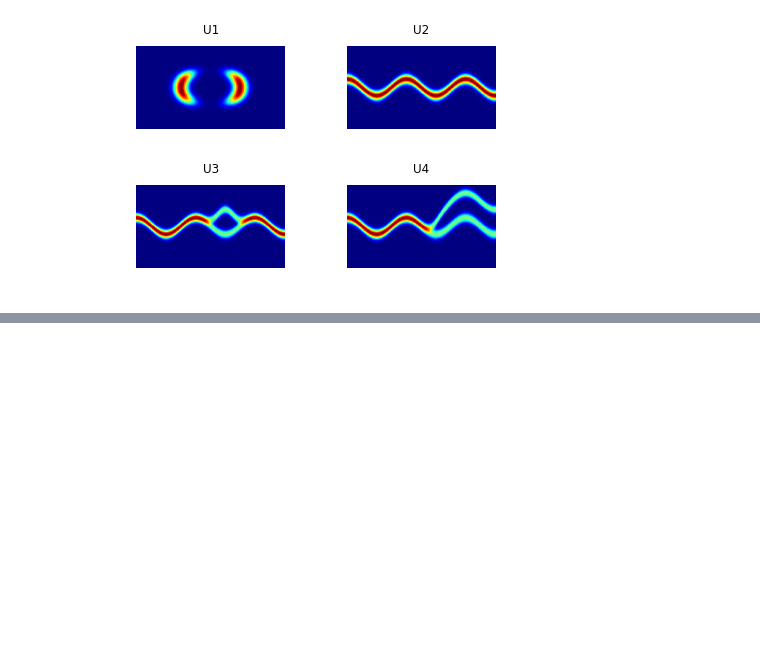
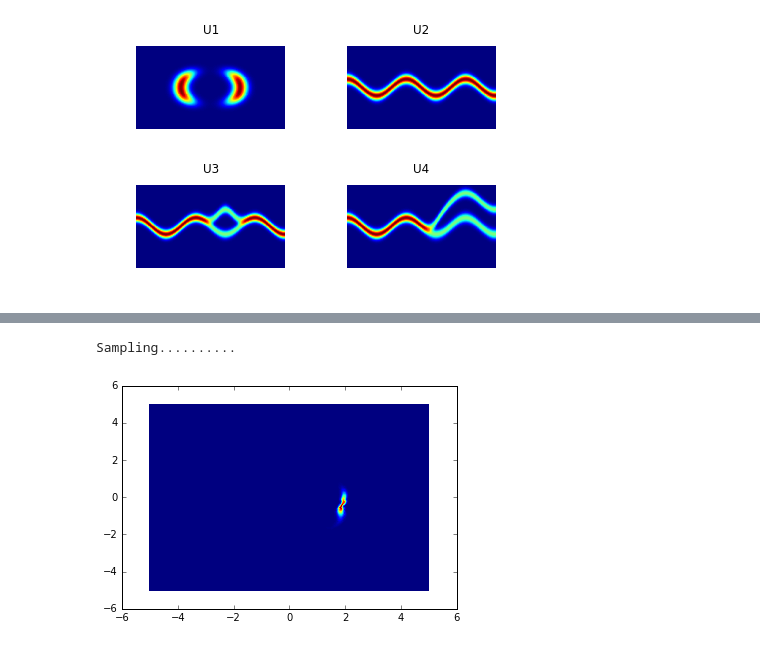
Before and after one commit to 16lawrencel/vae-normflow, a Jupyter notebook: src/normflow_synthetic.ipynb, the cells around one changed output, grey strips where cells are left out. Saved outputs shown, nothing was run; the diff lists cells and outputs as text; code cells hidden in the pictures; blank space fills up the shorter version.

```diff
--- a/src/normflow_synthetic.ipynb
+++ b/src/normflow_synthetic.ipynb
@@ -114,0 +97,16 @@ Sampling..........
+# %%
+def copy_K_layers(model, K):
+    """
+    Returns a copy of normalizing flow model but with only the first K layers.
+    """
+    new_model = flows.NormFlow(z_dim = model.z_dim, flow_type = flows.IAF, K = K)
+    for k in range(K):
+        new_model.flows[k].load_state_dict(model.flows[k].state_dict())
+
+    return new_model
+# %%
+model = copy_K_layers(models_IAF[1], 8)
+viz.plot_model_hist(model)
+# %% [output]
+Sampling..........
+[figure, added]
```
Also changed, not shown: parts of 26 cells of this notebook, 59 other files.
